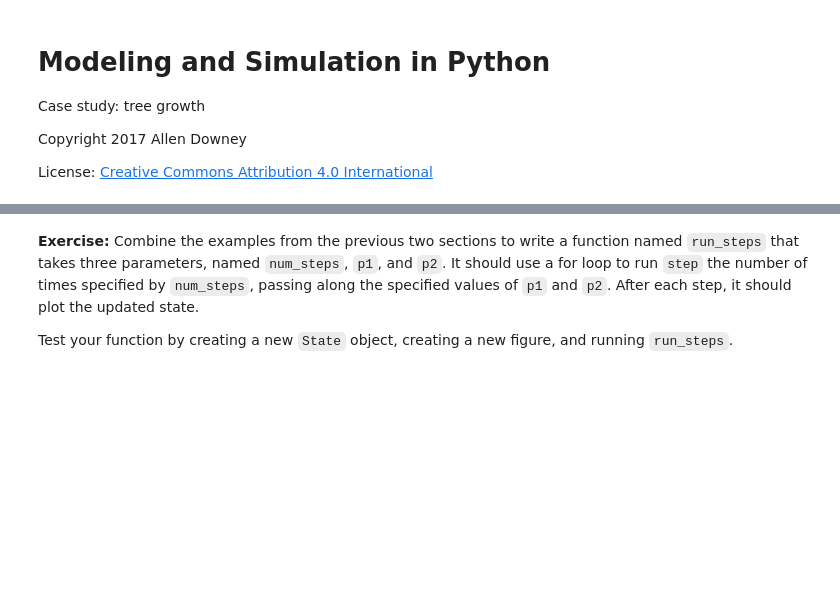
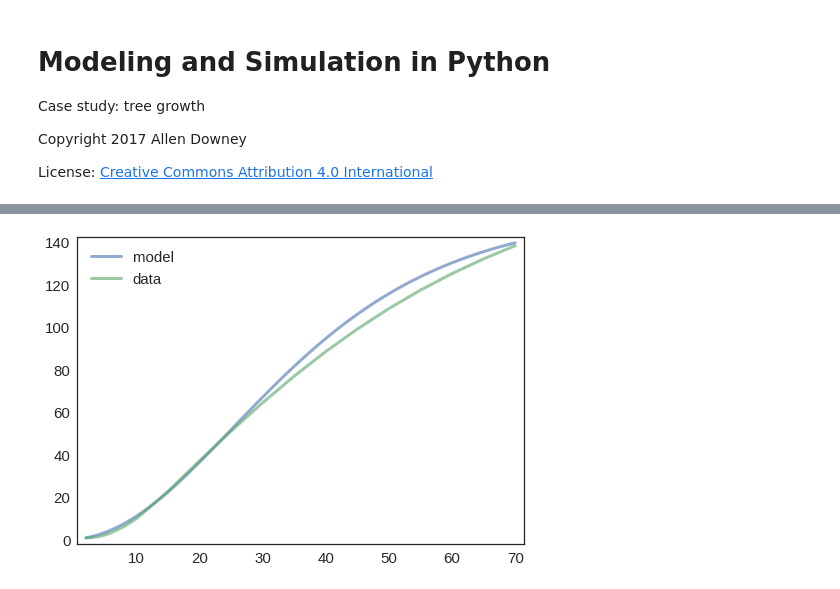
Before and after one commit to AllenDowney/ModSimPy, a Jupyter notebook: code/trees.ipynb, the cells around one changed output, grey strips where cells are left out. Drawn from its saved outputs; the diff is of its cells as text; code cells hidden in the pictures; blank space fills up the shorter version.

Commit message:
Updating trees

```diff
--- a/code/trees.ipynb
+++ b/code/trees.ipynb
@@ -31,11 +51,7 @@ tree = State(mass=1, alpha=0.5, dimension=2.2, K=100)
-# %%
-def update(year, mass, state):
-    height = mass**(1.0/tree.dimension)
-    area = height**2
-    growth = state.alpha * area * (1 - mass/tree.K)
-    return mass + growth
+# %%
+m0 = h0**tree.dimension
 # %%
-tree.masses = Series({1: 1})
+tree.masses = Series({t0: m0})
 
-for i in range(1, 20):
-    tree.masses[i+1] = update(year, tree.masses[i], tree)
+for i in range(t0, 70):
+    tree.masses[i+1] = update(i, tree.masses[i], tree)
@@ -416,6 +60,0 @@ The following function labels the axes and adds a legend to the figure.
-# %%
-def decorate():
-    legend(loc='best')
-    label_axes(title='Olin-Wellesley Bikeshare',
-               xlabel='Time step (min)',
-               ylabel='Number of bikes')
@@ -554,4 +60,0 @@ for i in range(52):
-# %% [markdown]
-**Exercise:** Combine the examples from the previous two sections to write a function named `run_steps` that takes three parameters, named `num_steps`, `p1`, and `p2`.  It should use a for loop to run `step` the number of times specified by `num_steps`, passing along the specified values of `p1` and `p2`.  After each step, it should plot the updated state.
-
-Test your function by creating a new `State` object, creating a new figure, and running `run_steps`.
@@ -561,0 +63,6 @@ Test your function by creating a new `State` object, creating a new figure, and
+# %%
+plot(heights, label='model')
+plot(site, label='data')
+decorate()
+# %% [output]
+[figure, added]
```
Also changed, not shown: parts of 158 cells of this notebook.
